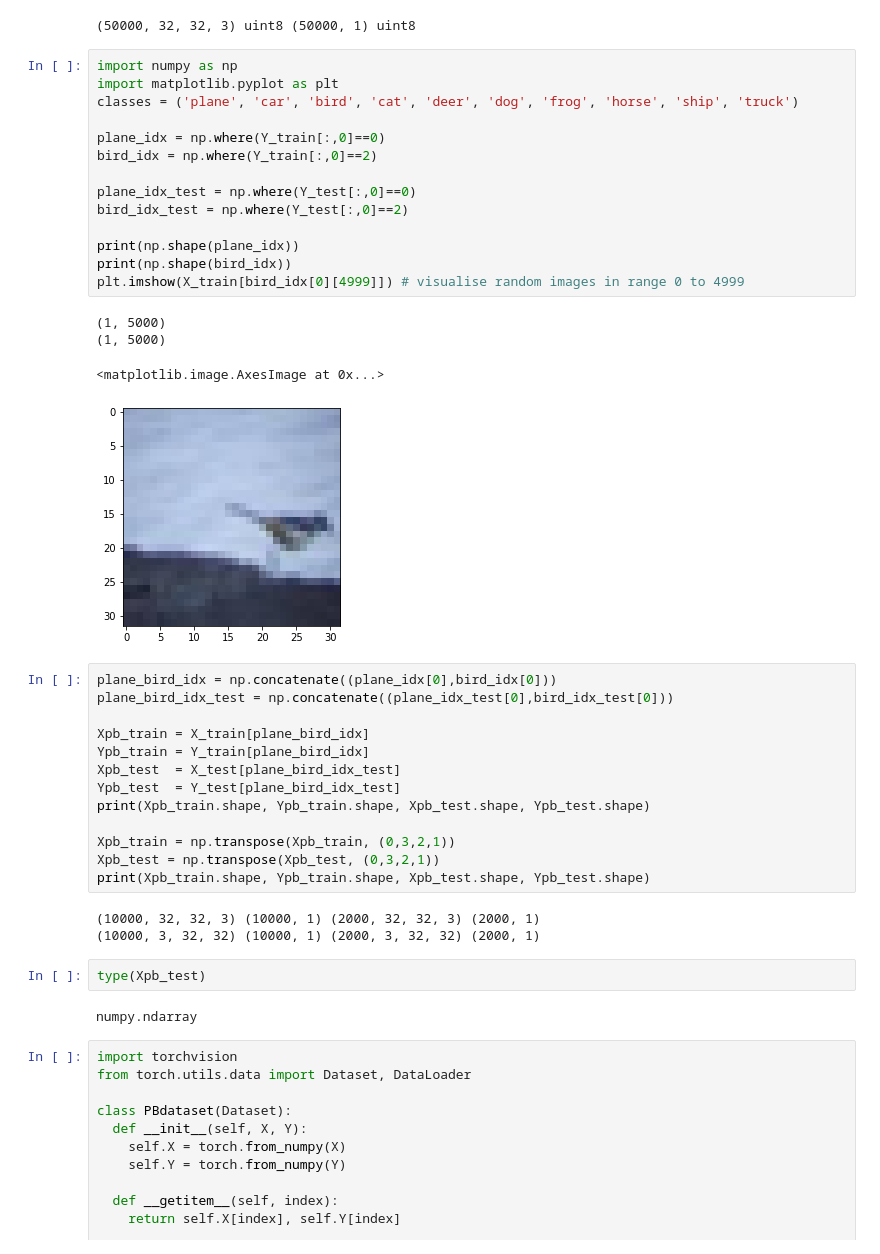
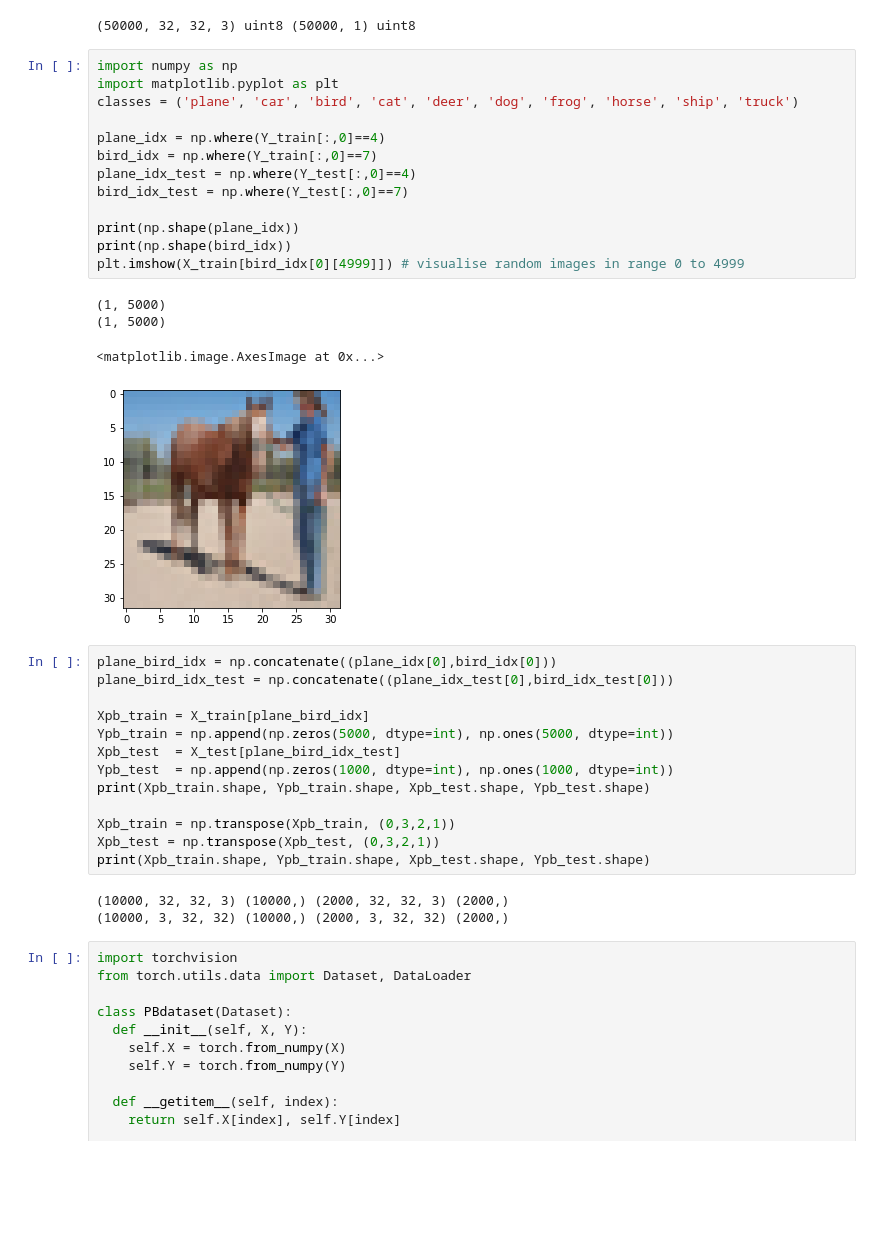
Before and after one commit to ylongresearch/COMP4107-ACV, a Jupyter notebook: CycleGAN_example.ipynb, the cells around one changed output. Drawn from its saved outputs; the diff is of its cells as text; blank space fills up the shorter version.

```diff
--- a/CycleGAN_example.ipynb
+++ b/CycleGAN_example.ipynb
@@ -33,42 +34,37 @@ print(X_train.shape, X_train.dtype, Y_train.shape, Y_train.dtype)
 # %%
 import numpy as np
 import matplotlib.pyplot as plt
 classes = ('plane', 'car', 'bird', 'cat', 'deer', 'dog', 'frog', 'horse', 'ship', 'truck')
 
-plane_idx = np.where(Y_train[:,0]==0)
-bird_idx = np.where(Y_train[:,0]==2)
-
-plane_idx_test = np.where(Y_test[:,0]==0)
-bird_idx_test = np.where(Y_test[:,0]==2)
+plane_idx = np.where(Y_train[:,0]==4)
+bird_idx = np.where(Y_train[:,0]==7)
+plane_idx_test = np.where(Y_test[:,0]==4)
+bird_idx_test = np.where(Y_test[:,0]==7)
 
 print(np.shape(plane_idx))
 print(np.shape(bird_idx))
 plt.imshow(X_train[bird_idx[0][4999]]) # visualise random images in range 0 to 4999
 # %% [output]
 (1, 5000)
 (1, 5000)
 <matplotlib.image.AxesImage at 0x...>
-[figure, old version]
+[figure, new version]
 # %%
 plane_bird_idx = np.concatenate((plane_idx[0],bird_idx[0]))
 plane_bird_idx_test = np.concatenate((plane_idx_test[0],bird_idx_test[0]))
 
 Xpb_train = X_train[plane_bird_idx]
-Ypb_train = Y_train[plane_bird_idx]
+Ypb_train = np.append(np.zeros(5000, dtype=int), np.ones(5000, dtype=int))
 Xpb_test  = X_test[plane_bird_idx_test]
-Ypb_test  = Y_test[plane_bird_idx_test]
+Ypb_test  = np.append(np.zeros(1000, dtype=int), np.ones(1000, dtype=int))
 print(Xpb_train.shape, Ypb_train.shape, Xpb_test.shape, Ypb_test.shape)
 
 Xpb_train = np.transpose(Xpb_train, (0,3,2,1))
 Xpb_test = np.transpose(Xpb_test, (0,3,2,1))
 print(Xpb_train.shape, Ypb_train.shape, Xpb_test.shape, Ypb_test.shape)
 # %% [output]
-(10000, 32, 32, 3) (10000, 1) (2000, 32, 32, 3) (2000, 1)
-(10000, 3, 32, 32) (10000, 1) (2000, 3, 32, 32) (2000, 1)
+(10000, 32, 32, 3) (10000,) (2000, 32, 32, 3) (2000,)
+(10000, 3, 32, 32) (10000,) (2000, 3, 32, 32) (2000,)
-# %%
-type(Xpb_test)
-# %% [output]
-numpy.ndarray
 # %%
 import torchvision
 from torch.utils.data import Dataset, DataLoader
```
Also changed, not shown: parts of 4 cells of this notebook.
